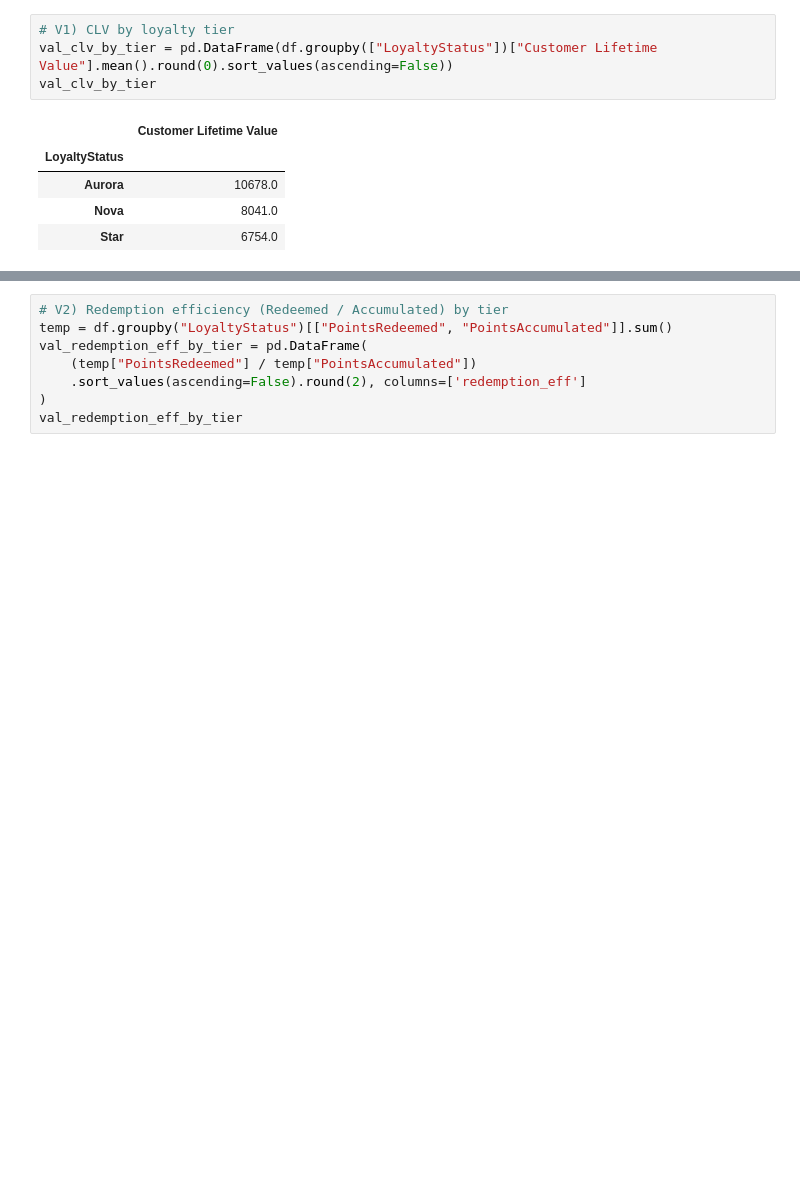
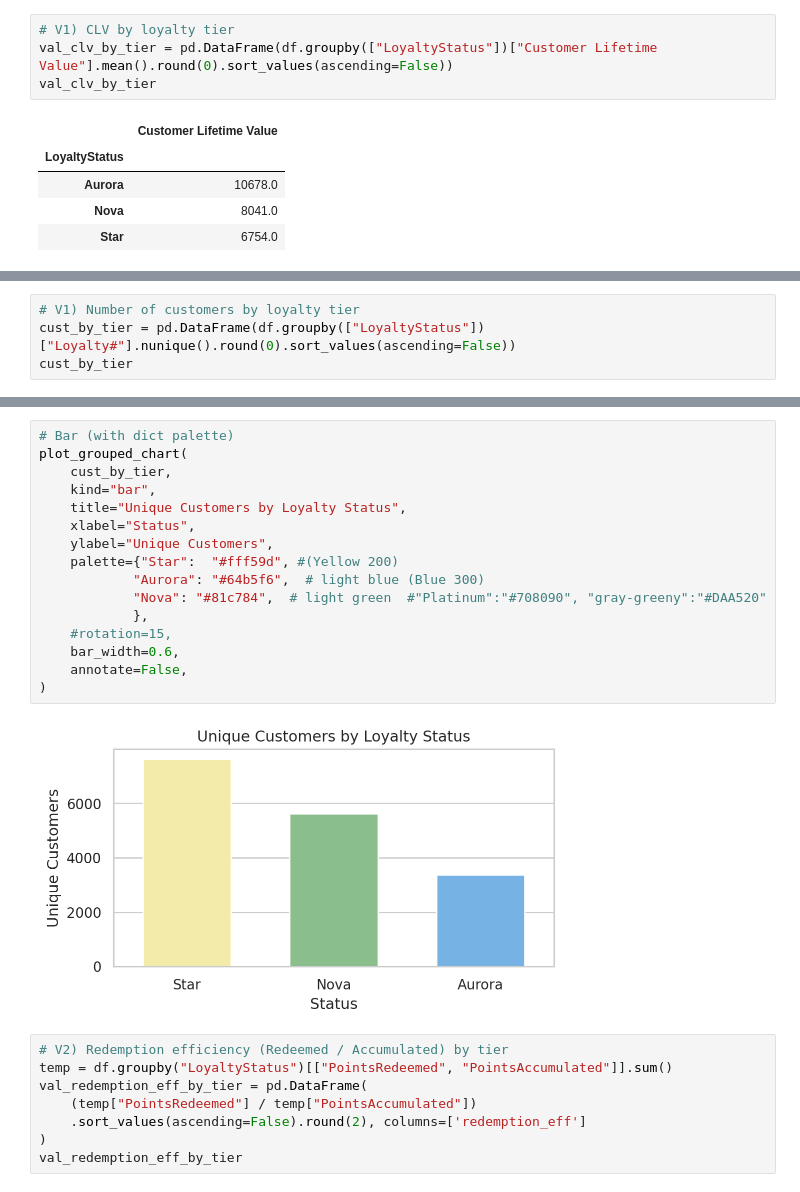
Before and after one commit to Solomonclement123/Data-Mining-Project, a Jupyter notebook: Group46_EDA_FeatureEngineering_Aggregared.ipynb, the cells around one changed output, grey strips where cells are left out. Cells and saved outputs as stored; diff of their text form; blank space fills up the shorter version.

```diff
--- a/Group46_EDA_FeatureEngineering_Aggregared.ipynb
+++ b/Group46_EDA_FeatureEngineering_Aggregared.ipynb
@@ -523,0 +796,4 @@ by_subjects(subj="Customer Lifetime Value", subj1="LoyaltyStatus", agg="mean", t
+# %%
+# V1) Number of customers by loyalty tier
+cust_by_tier = pd.DataFrame(df.groupby(["LoyaltyStatus"])["Loyalty#"].nunique().round(0).sort_values(ascending=False))
+cust_by_tier
@@ -524,3 +806,21 @@ by_subjects(subj="Customer Lifetime Value", subj1="LoyaltyStatus", agg="mean", t
+# %%
+# Bar (with dict palette)
+plot_grouped_chart(
+    cust_by_tier,
+    kind="bar",
+    title="Unique Customers by Loyalty Status",
+    xlabel="Status",
+    ylabel="Unique Customers",
+    palette={"Star":  "#fff59d", #(Yellow 200)
+            "Aurora": "#64b5f6",  # light blue (Blue 300)
+            "Nova": "#81c784",  # light green  #"Platinum":"#708090", "gray-greeny":"#DAA520"
+            },
+    #rotation=15,
+    bar_width=0.6,
+    annotate=False,
+)
+# %% [output]
+[figure, added]
 # %%
 # V2) Redemption efficiency (Redeemed / Accumulated) by tier
 temp = df.groupby("LoyaltyStatus")[["PointsRedeemed", "PointsAccumulated"]].sum()
```
Also changed, not shown: parts of 23 cells of this notebook.
